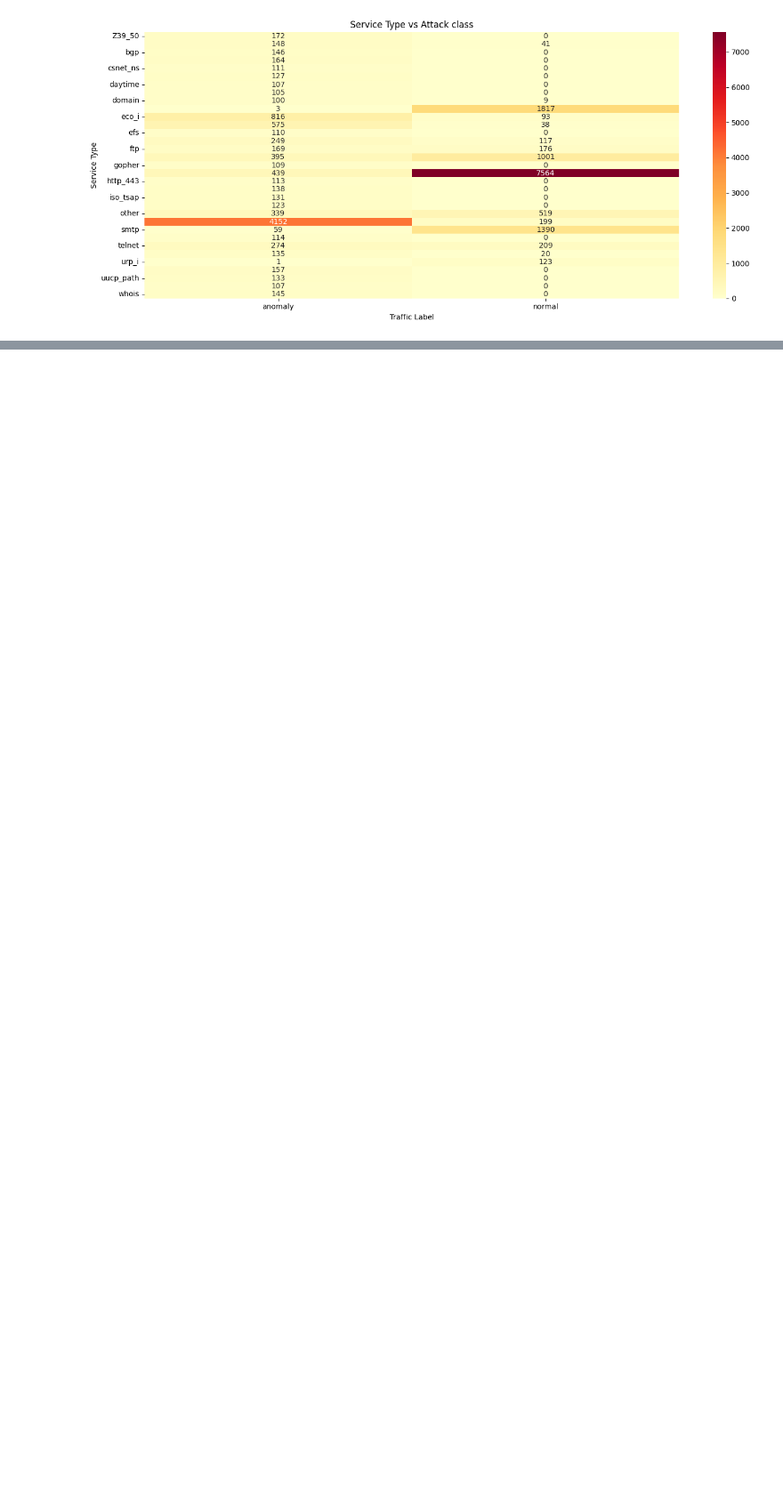
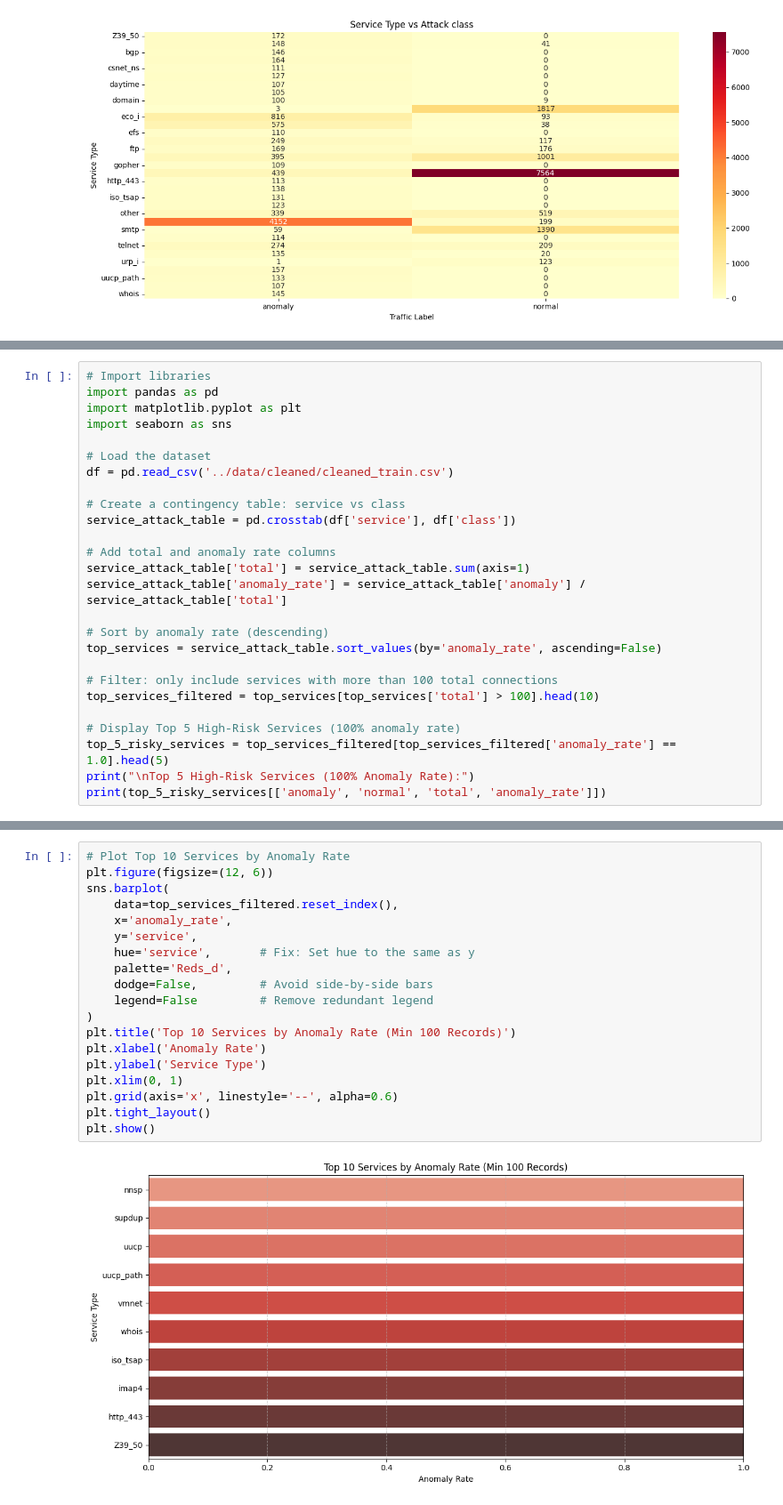
Before and after one commit to SelinaFischer/unmasking_hidden_cyber_threats_t5, a Jupyter notebook: jupyter_notebooks/3. statistical_analysis.ipynb, the cells around one changed output, grey strips where cells are left out. Shown at 89% size. Drawn from its saved outputs; the diff is of its cells as text; blank space fills up the shorter version.

```diff
--- a/jupyter_notebooks/3. statistical_analysis.ipynb
+++ b/jupyter_notebooks/3. statistical_analysis.ipynb
@@ -426,0 +434,26 @@ This confirms a strong association between service type and likelihood of attack
+# %%
+# Import libraries
+import pandas as pd
+import matplotlib.pyplot as plt
+import seaborn as sns
+
+# Load the dataset
+df = pd.read_csv('../data/cleaned/cleaned_train.csv')
+
+# Create a contingency table: service vs class
+service_attack_table = pd.crosstab(df['service'], df['class'])
+
+# Add total and anomaly rate columns
+service_attack_table['total'] = service_attack_table.sum(axis=1)
+service_attack_table['anomaly_rate'] = service_attack_table['anomaly'] / service_attack_table['total']
+
+# Sort by anomaly rate (descending)
+top_services = service_attack_table.sort_values(by='anomaly_rate', ascending=False)
+
+# Filter: only include services with more than 100 total connections
+top_services_filtered = top_services[top_services['total'] > 100].head(10)
+
+# Display Top 5 High-Risk Services (100% anomaly rate)
+top_5_risky_services = top_services_filtered[top_services_filtered['anomaly_rate'] == 1.0].head(5)
+print("\nTop 5 High-Risk Services (100% Anomaly Rate):")
+print(top_5_risky_services[['anomaly', 'normal', 'total', 'anomaly_rate']])
@@ -426,0 +484,21 @@ This confirms a strong association between service type and likelihood of attack
+# %%
+# Plot Top 10 Services by Anomaly Rate
+plt.figure(figsize=(12, 6))
+sns.barplot(
+    data=top_services_filtered.reset_index(),
+    x='anomaly_rate',
+    y='service',
+    hue='service',       # Fix: Set hue to the same as y
+    palette='Reds_d',
+    dodge=False,         # Avoid side-by-side bars
+    legend=False         # Remove redundant legend
+)
+plt.title('Top 10 Services by Anomaly Rate (Min 100 Records)')
+plt.xlabel('Anomaly Rate')
+plt.ylabel('Service Type')
+plt.xlim(0, 1)
+plt.grid(axis='x', linestyle='--', alpha=0.6)
+plt.tight_layout()
+plt.show()
+# %% [output]
+[figure, added]
```
Also changed, not shown: parts of 10 cells of this notebook.
